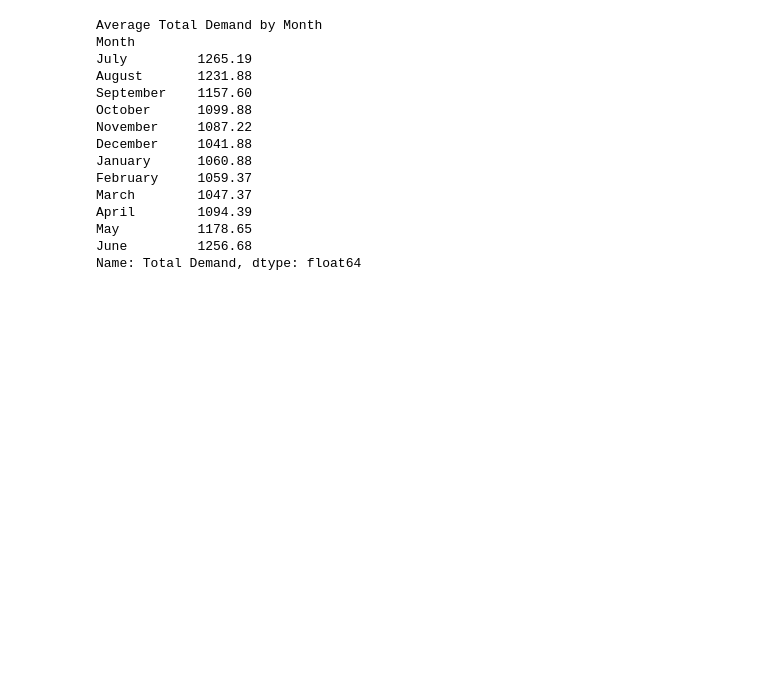
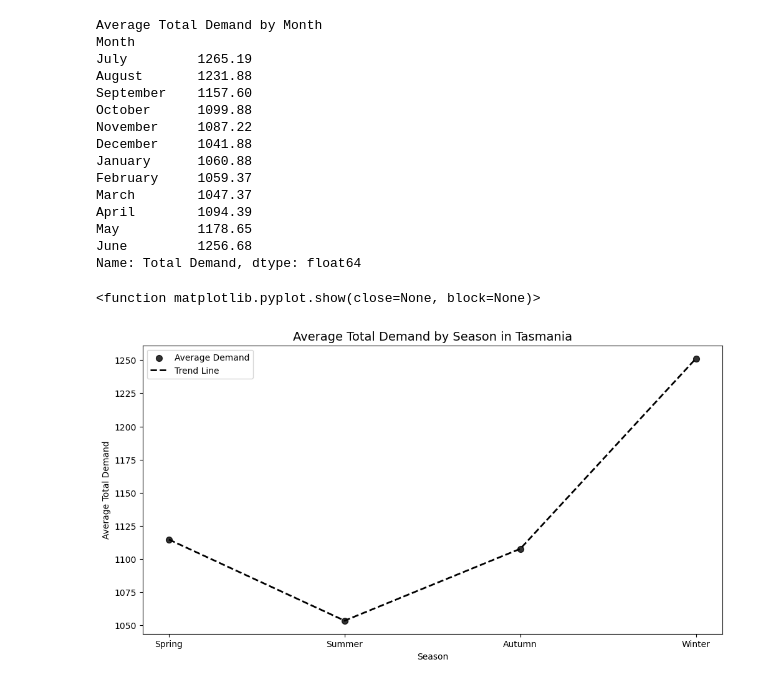
Before and after one commit to harjask-7/ADS1002-project, a Jupyter notebook: notebooks/tymon/TAS-model.ipynb, the cells around one changed output. Cells and saved outputs as stored; diff of their text form; code cells hidden in the pictures; blank space fills up the shorter version.

Commit message:
Season Graph

```diff
--- a/notebooks/tymon/TAS-model.ipynb
+++ b/notebooks/tymon/TAS-model.ipynb
@@ -299,3 +299,48 @@ April        1094.39
 May          1178.65
 June         1256.68
 Name: Total Demand, dtype: float64
+# %%
+import matplotlib.pyplot as plt
+import pandas as pd
+
+# Assuming df is already defined with 'Datetime' and 'Total Demand' columns
+df['Month'] = df['Datetime'].dt.month_name()
+
+# Define seasons based on months in Tasmania
+season_mapping = {
+    'September': 'Spring', 'October': 'Spring', 'November': 'Spring',
+    'December': 'Summer', 'January': 'Summer', 'February': 'Summer',
+    'March': 'Autumn', 'April': 'Autumn', 'May': 'Autumn',
+    'June': 'Winter', 'July': 'Winter', 'August': 'Winter'
+}
+
+# Add a 'Season' column to the dataframe
+df['Season'] = df['Month'].map(season_mapping)
+
+# Define the correct order of seasons
+season_order = ['Spring', 'Summer', 'Autumn', 'Winter']
+
+# Calculate average total demand for each season
+average_demand_by_season = df.groupby('Season')['Total Demand'].mean()
+
+# Reindex to ensure seasons are ordered correctly
+average_demand_by_season = average_demand_by_season.reindex(season_order)
+
+# Create scatter plot with a connecting line
+plt.figure(figsize=(12, 6))
+plt.scatter(average_demand_by_season.index, average_demand_by_season.values,
+            color='black', s=50, alpha=0.8, label='Average Demand')
+plt.plot(average_demand_by_season.index, average_demand_by_season.values,
+         color='black', linewidth=2, linestyle='--', label='Trend Line')
+
+# Update title and labels
+plt.title("Average Total Demand by Season in Tasmania", fontsize=14)
+plt.xlabel("Season")
+plt.ylabel("Average Total Demand")
+plt.legend()
+
+# Show plot
+plt.show
+# %% [output]
+<function matplotlib.pyplot.show(close=None, block=None)>
+[figure, added]
```
